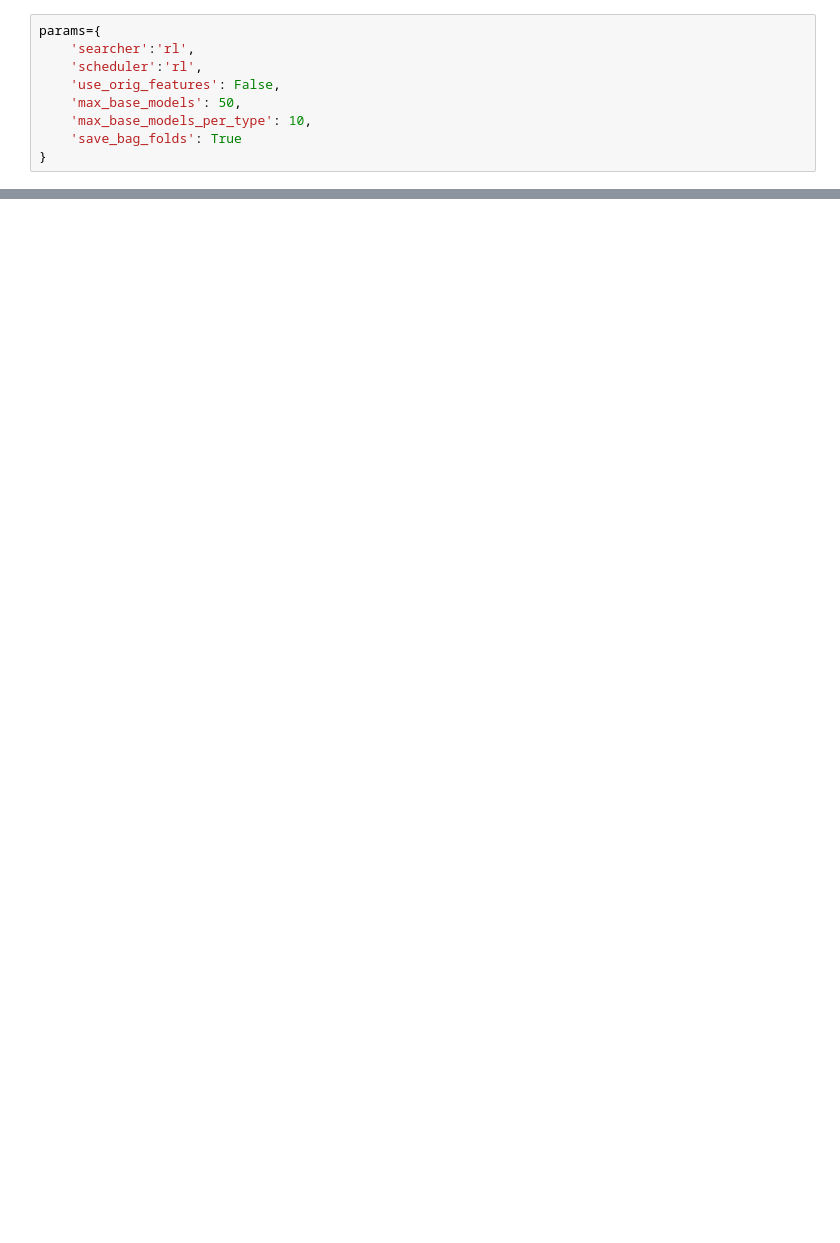
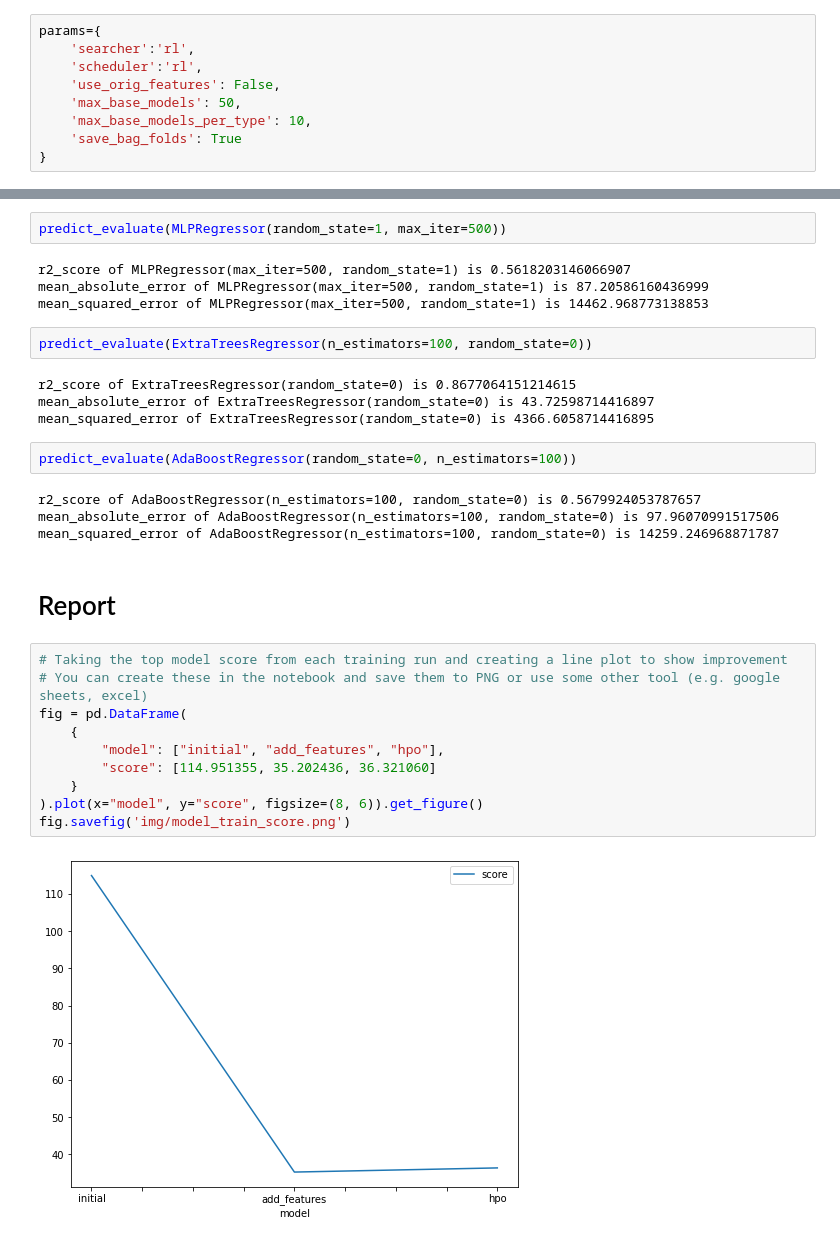
Before and after one commit to ChrystianGreen2/Predict-Bike-Sharing-Demand-with-Autogluon, a Jupyter notebook: notebook178a46b196.ipynb, the cells around one changed output, grey strips where cells are left out. Drawn from its saved outputs; the diff is of its cells as text; blank space fills up the shorter version.

```diff
--- a/notebook178a46b196.ipynb
+++ b/notebook178a46b196.ipynb
@@ -104,0 +545,32 @@ submissions_new_hpo.loc[predictions < 0,"count"] = 0
+# %%
+predict_evaluate(MLPRegressor(random_state=1, max_iter=500))
+# %% [output]
+r2_score of MLPRegressor(max_iter=500, random_state=1) is 0.5618203146066907
+mean_absolute_error of MLPRegressor(max_iter=500, random_state=1) is 87.20586160436999
+mean_squared_error of MLPRegressor(max_iter=500, random_state=1) is 14462.968773138853
+# %%
+predict_evaluate(ExtraTreesRegressor(n_estimators=100, random_state=0))
+# %% [output]
+r2_score of ExtraTreesRegressor(random_state=0) is 0.8677064151214615
+mean_absolute_error of ExtraTreesRegressor(random_state=0) is 43.72598714416897
+mean_squared_error of ExtraTreesRegressor(random_state=0) is 4366.6058714416895
+# %%
+predict_evaluate(AdaBoostRegressor(random_state=0, n_estimators=100))
+# %% [output]
+r2_score of AdaBoostRegressor(n_estimators=100, random_state=0) is 0.5679924053787657
+mean_absolute_error of AdaBoostRegressor(n_estimators=100, random_state=0) is 97.96070991517506
+mean_squared_error of AdaBoostRegressor(n_estimators=100, random_state=0) is 14259.246968871787
+# %% [markdown]
+# Report
+# %%
+# Taking the top model score from each training run and creating a line plot to show improvement
+# You can create these in the notebook and save them to PNG or use some other tool (e.g. google sheets, excel)
+fig = pd.DataFrame(
+    {
+        "model": ["initial", "add_features", "hpo"],
+        "score": [114.951355, 35.202436, 36.321060]
+    }
+).plot(x="model", y="score", figsize=(8, 6)).get_figure()
+fig.savefig('img/model_train_score.png')
+# %% [output]
+[figure, added]
```
Also changed, not shown: parts of 59 cells of this notebook.
